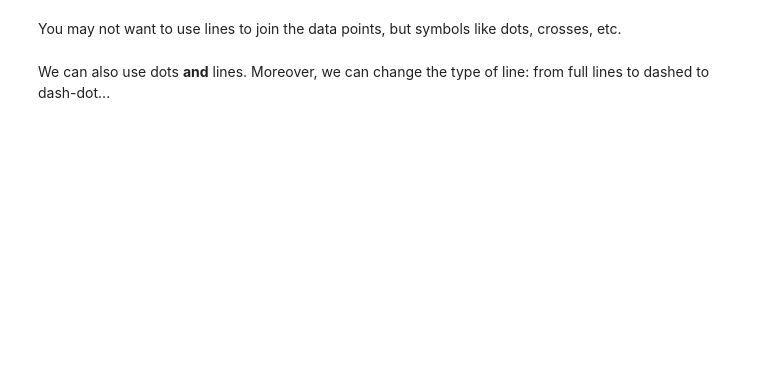
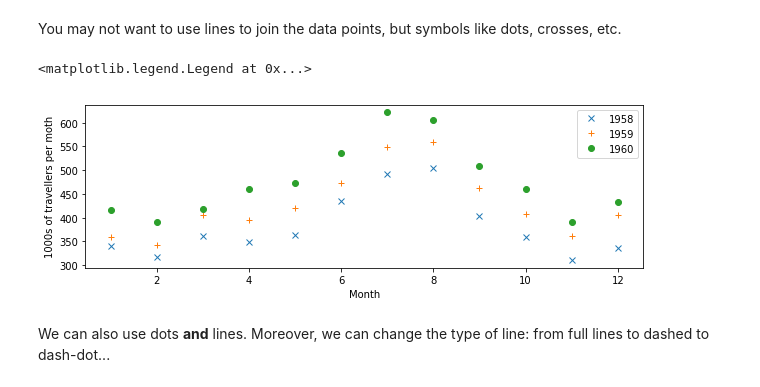
Before and after one commit to profLewis/geog0111_OLD, a Jupyter notebook: 02_numpy/Chapter2_Numpy_matplotlib_scipy.ipynb, the cells around one changed output. Saved outputs shown, nothing was run; the diff lists cells and outputs as text; code cells hidden in the pictures; blank space fills up the shorter version.

```diff
--- a/02_numpy/Chapter2_Numpy_matplotlib_scipy.ipynb
+++ b/02_numpy/Chapter2_Numpy_matplotlib_scipy.ipynb
@@ -856,13 +832,16 @@ plt.legend(loc="best")
 # %% [markdown]
 You may not want to use lines to join the data points, but symbols like dots, crosses, etc.
 # %%
-plt.figure()
-plt.plot(mths, air_travel[:, 0], 'x', label="1958")
-plt.plot(mths, air_travel[:, 1], '+', label="1959")
-plt.plot(mths, air_travel[:, 2], 'o', label="1960")
+plt.figure(figsize=(10,3))
+plt.plot(mths, air_travel[0], 'x', label="1958")
+plt.plot(mths, air_travel[1], '+', label="1959")
+plt.plot(mths, air_travel[2], 'o', label="1960")
 plt.xlabel("Month")
 plt.ylabel("1000s of travellers per moth")
 plt.legend(loc="best")
+# %% [output]
+<matplotlib.legend.Legend at 0x...>
+[figure, added]
 # %% [markdown]
 We can also use dots **and** lines. Moreover, we can change the type of line: from full lines to dashed to dash-dot...
 # %%
```
Also changed, not shown: parts of 50 cells of this notebook, 4 other files.
